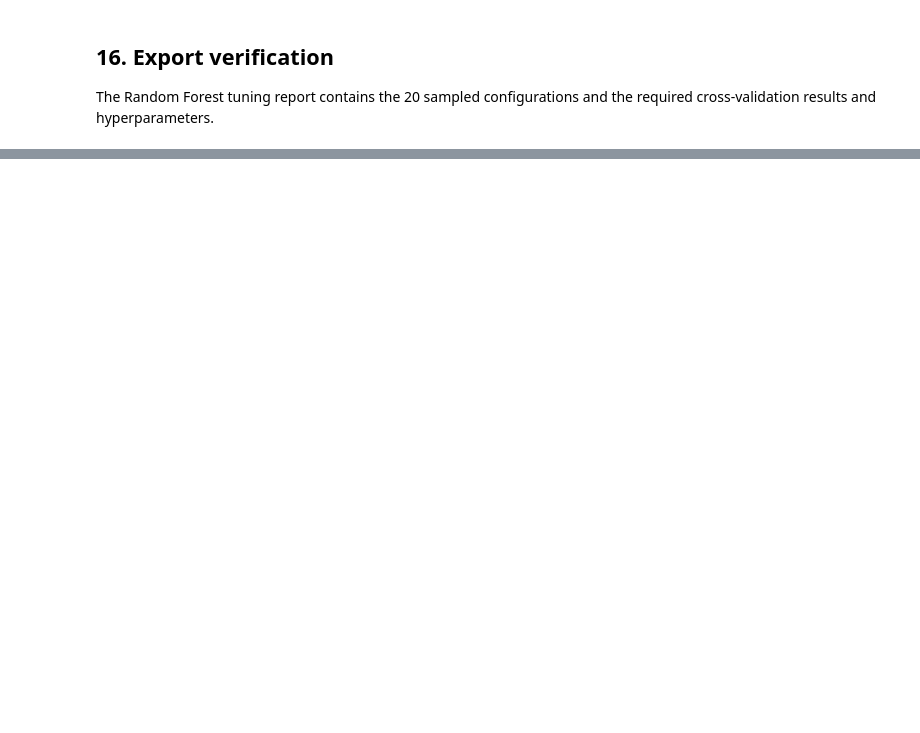
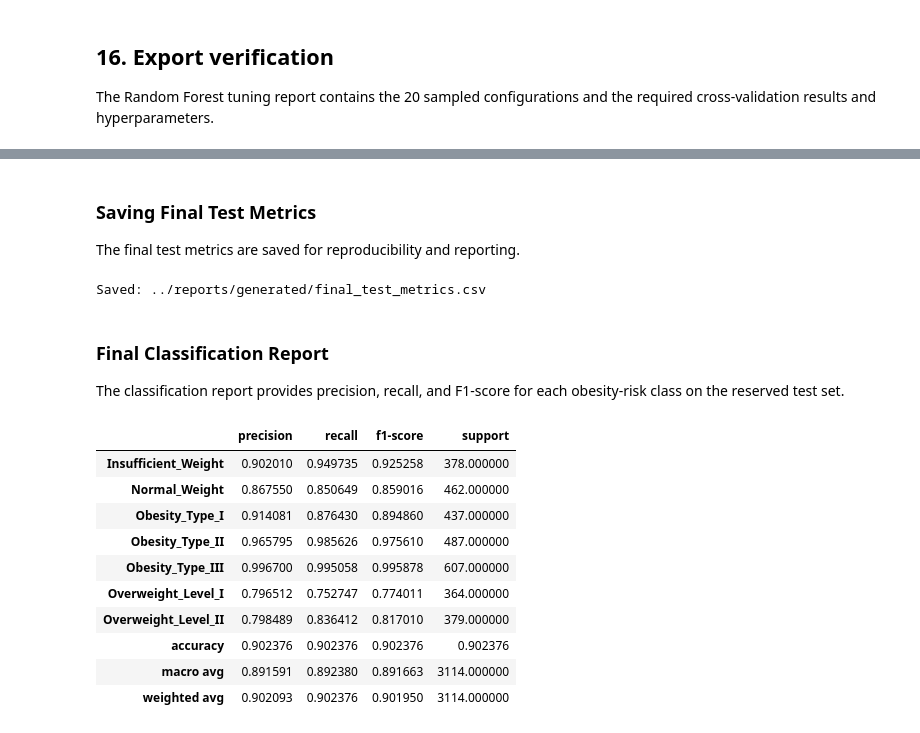
Before and after one commit to Mathu-code/Obesity-Risk-Intelligence-System, a Jupyter notebook: notebooks/05_tuning_and_final_model.ipynb, the cells around one changed output, grey strips where cells are left out. Saved outputs shown, nothing was run; the diff lists cells and outputs as text; code cells hidden in the pictures; blank space fills up the shorter version.

```diff
--- a/notebooks/05_tuning_and_final_model.ipynb
+++ b/notebooks/05_tuning_and_final_model.ipynb
@@ -714,0 +1166,18 @@ Columns: 14
+# %%
+from sklearn.base import clone
+import pandas as pd
+
+# Combine training and validation data
+X_dev = pd.concat([X_train, X_val], axis=0)
+y_dev = pd.concat([y_train, y_val], axis=0)
+
+print("Development set shape:", X_dev.shape)
+print("Development target shape:", y_dev.shape)
+
+# Create a fresh copy of the selected tuned Random Forest
+final_model = clone(rf_search.best_estimator_)
+
+# Train on combined training + validation data
+final_model.fit(X_dev, y_dev)
+
+print("Final Random Forest model trained successfully.")
@@ -714,0 +1234,44 @@ Columns: 14
+# %% [markdown]
+### Saving Final Test Metrics
+
+The final test metrics are saved for reproducibility and reporting.
+# %%
+final_test_metrics_df = pd.DataFrame([final_test_metrics])
+
+final_test_metrics_df.to_csv(
+    "../reports/generated/final_test_metrics.csv",
+    index=False
+)
+
+print("Saved:", "../reports/generated/final_test_metrics.csv")
+# %% [output]
+Saved: ../reports/generated/final_test_metrics.csv
+# %% [markdown]
+### Final Classification Report
+
+The classification report provides precision, recall, and F1-score for each obesity-risk class on the reserved test set.
+# %%
+from sklearn.metrics import classification_report
+
+final_report = classification_report(
+    y_test,
+    final_test_pred,
+    target_names=class_names,
+    output_dict=True
+)
+
+final_report_df = pd.DataFrame(final_report).T
+
+display(final_report_df)
+# %% [output]
+|  | precision | recall | f1-score | support |
+| Insufficient_Weight | 0.902010 | 0.949735 | 0.925258 | 378.000000 |
+| Normal_Weight | 0.867550 | 0.850649 | 0.859016 | 462.000000 |
+| Obesity_Type_I | 0.914081 | 0.876430 | 0.894860 | 437.000000 |
+| Obesity_Type_II | 0.965795 | 0.985626 | 0.975610 | 487.000000 |
+| Obesity_Type_III | 0.996700 | 0.995058 | 0.995878 | 607.000000 |
+| Overweight_Level_I | 0.796512 | 0.752747 | 0.774011 | 364.000000 |
+| Overweight_Level_II | 0.798489 | 0.836412 | 0.817010 | 379.000000 |
+| accuracy | 0.902376 | 0.902376 | 0.902376 | 0.902376 |
+| macro avg | 0.891591 | 0.892380 | 0.891663 | 3114.000000 |
+| weighted avg | 0.902093 | 0.902376 | 0.901950 | 3114.000000 |
```
Also changed, not shown: parts of 50 cells of this notebook, 8 other files.
